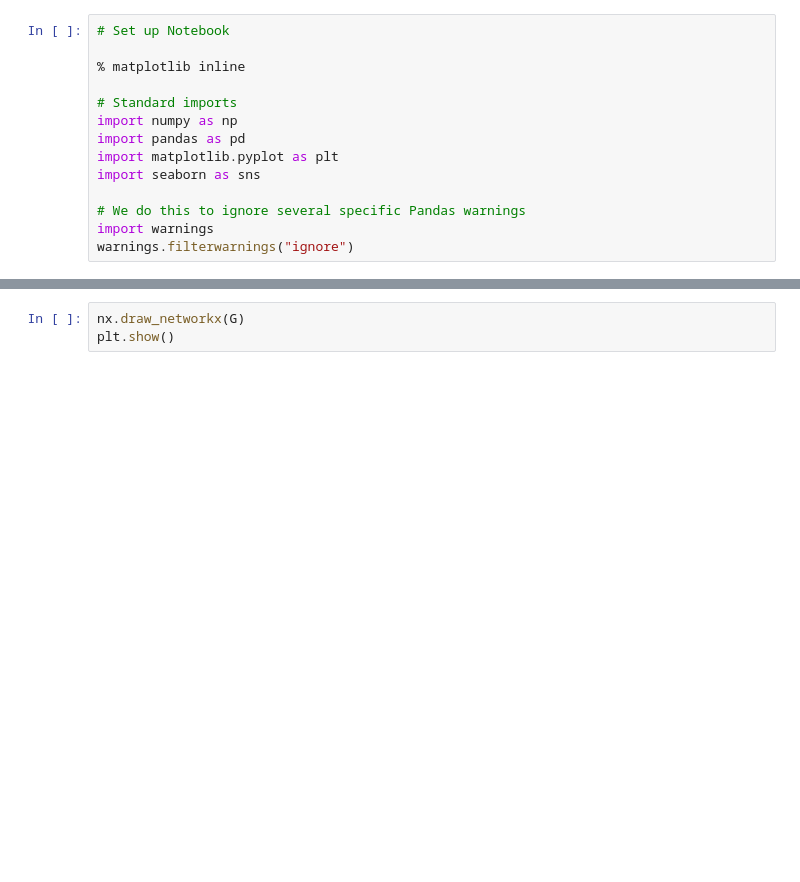
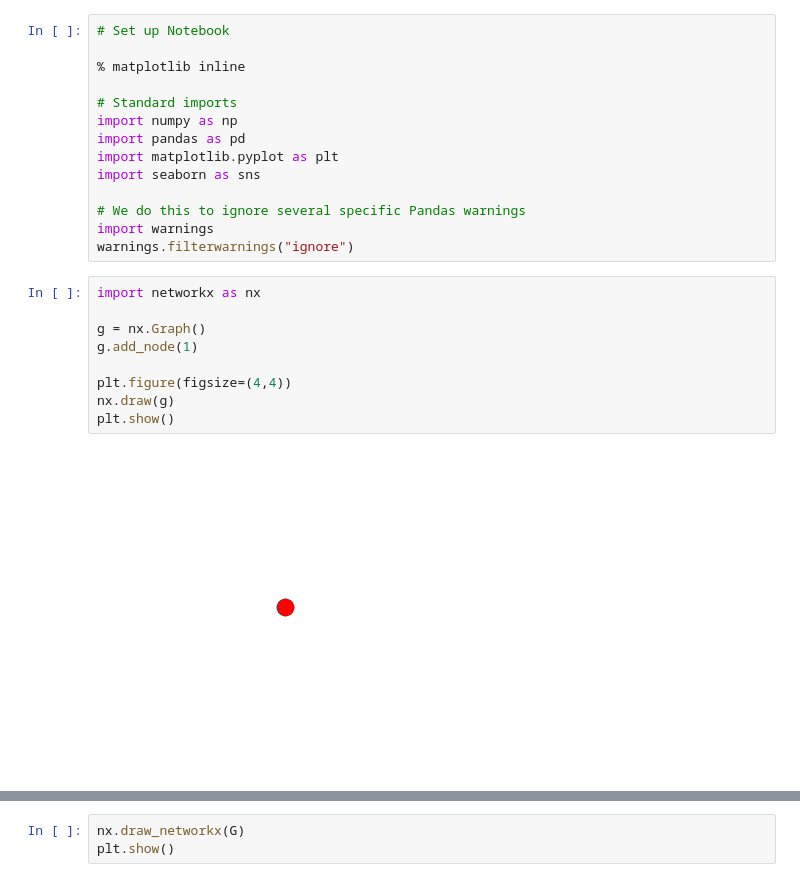
Before and after one commit to lcdm-uiuc/info490-sp16, a Jupyter notebook: Week10/notebooks/intro2na-gc.ipynb, the cells around one changed output, grey strips where cells are left out. Drawn from its saved outputs; the diff is of its cells as text; blank space fills up the shorter version.

```diff
--- a/Week10/notebooks/intro2na-gc.ipynb
+++ b/Week10/notebooks/intro2na-gc.ipynb
@@ -42,3 +42,14 @@ import seaborn as sns
 # We do this to ignore several specific Pandas warnings
 import warnings
 warnings.filterwarnings("ignore")
+# %%
+import networkx as nx
+
+g = nx.Graph()
+g.add_node(1)
+
+plt.figure(figsize=(4,4))
+nx.draw(g)
+plt.show()
+# %% [output]
+[figure, added]
```
Also changed, not shown: parts of 6 cells of this notebook, 8 other files.
